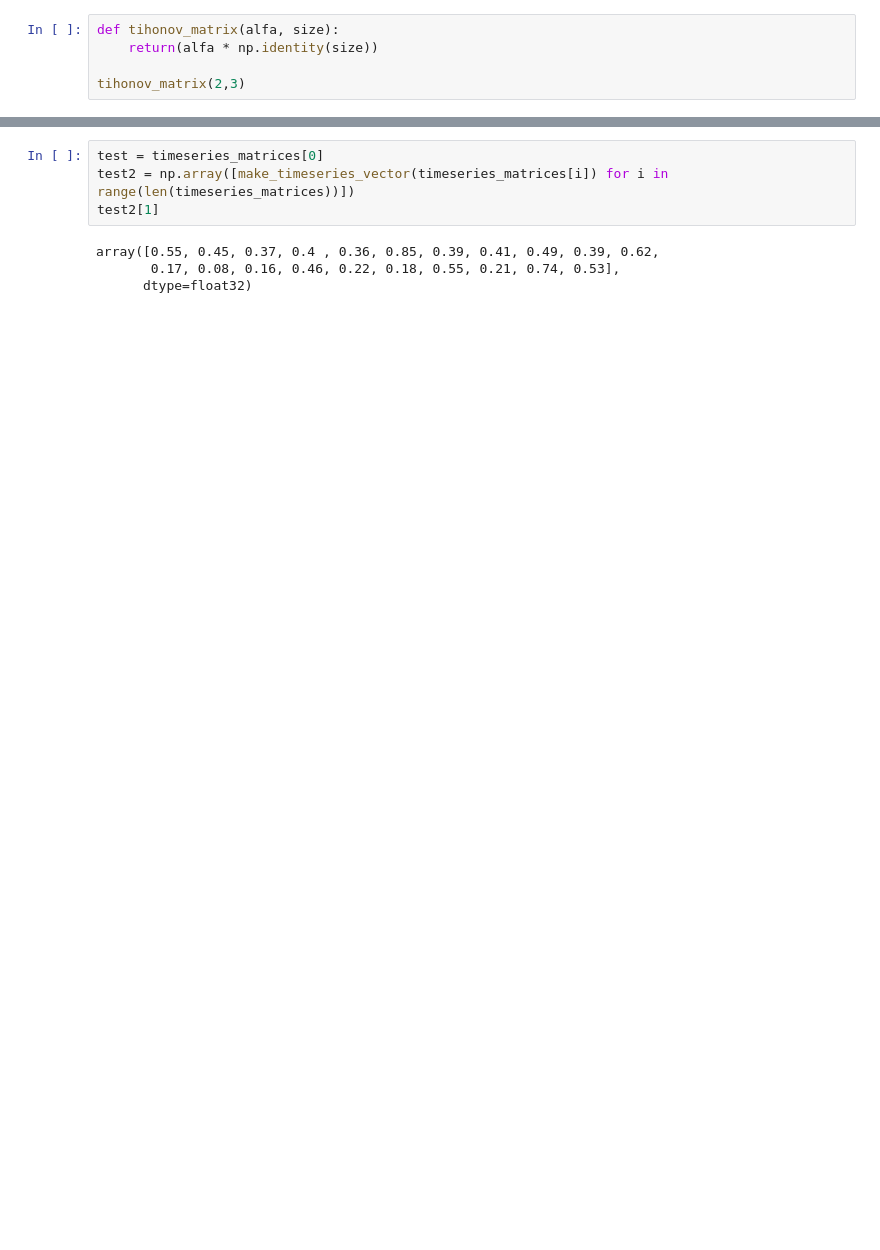
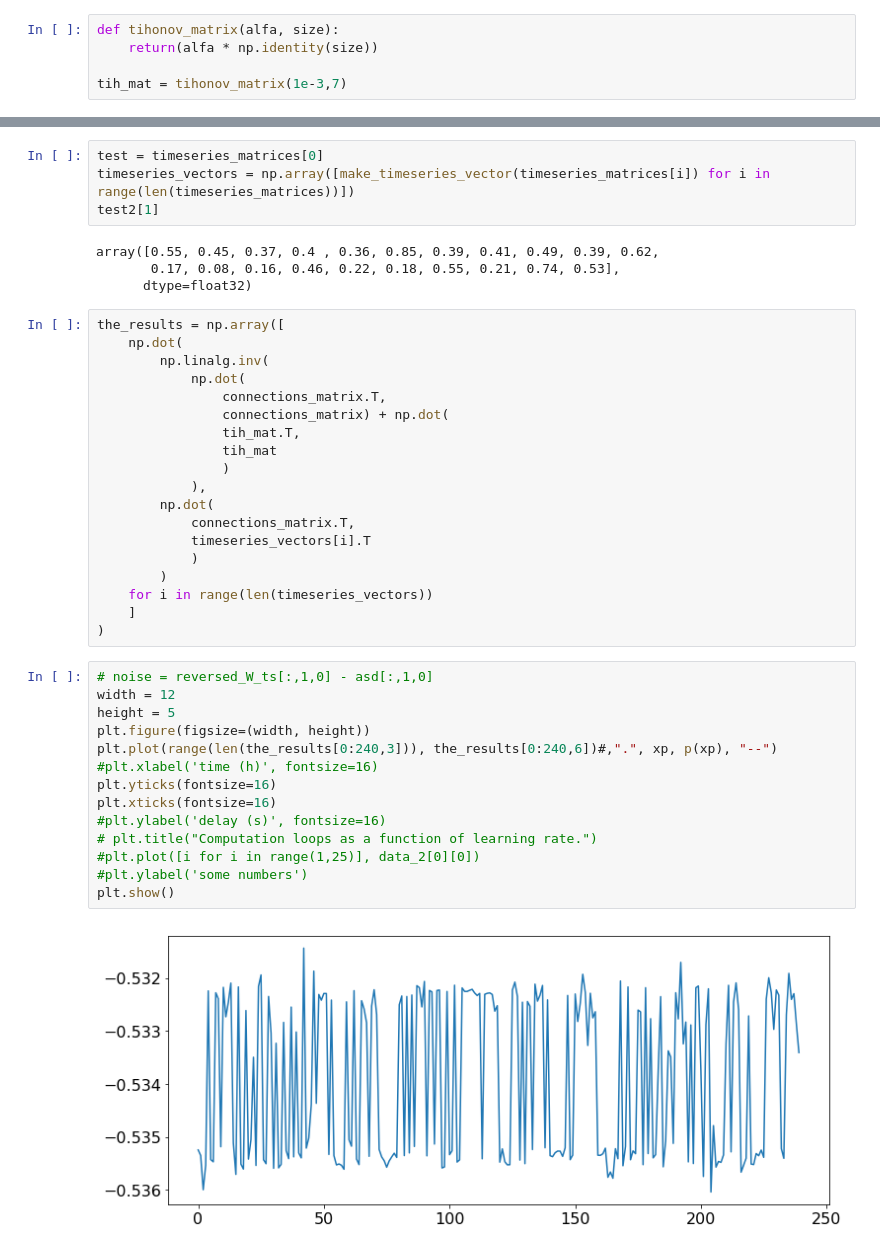
Before and after one commit to janguera/seismic-monitors-time-delay, a Jupyter notebook: Graph denoising Notebook.ipynb, the cells around one changed output, grey strips where cells are left out. Drawn from its saved outputs; the diff is of its cells as text; blank space fills up the shorter version.

Commit message:
Drew the result figure

```diff
--- a/Graph denoising Notebook.ipynb
+++ b/Graph denoising Notebook.ipynb
@@ -602,4 +584,4 @@ array([[ 1., -1.,  0.,  0.,  0.,  0.,  0.],
 def tihonov_matrix(alfa, size):
     return(alfa * np.identity(size))
 
-tihonov_matrix(2,3)
+tih_mat = tihonov_matrix(1e-3,7)
@@ -620,9 +598,44 @@ def make_timeseries_vector(matrix):
     return np.array(ret)
 # %%
 test = timeseries_matrices[0]
-test2 = np.array([make_timeseries_vector(timeseries_matrices[i]) for i in range(len(timeseries_matrices))])
+timeseries_vectors = np.array([make_timeseries_vector(timeseries_matrices[i]) for i in range(len(timeseries_matrices))])
 test2[1]
 # %% [output]
 array([0.55, 0.45, 0.37, 0.4 , 0.36, 0.85, 0.39, 0.41, 0.49, 0.39, 0.62,
        0.17, 0.08, 0.16, 0.46, 0.22, 0.18, 0.55, 0.21, 0.74, 0.53],
       dtype=float32)
+# %%
+the_results = np.array([
+    np.dot(
+        np.linalg.inv(
+            np.dot(
+                connections_matrix.T,
+                connections_matrix) + np.dot(
+                tih_mat.T,
+                tih_mat
+                )
+            ),
+        np.dot(
+            connections_matrix.T,
+            timeseries_vectors[i].T
+            )
+        )
+    for i in range(len(timeseries_vectors))
+    ]
+)
+# %%
+# noise = reversed_W_ts[:,1,0] - asd[:,1,0]
+width = 12
+height = 5
+plt.figure(figsize=(width, height))
+plt.plot(range(len(the_results[0:240,3])), the_results[0:240,6])#,".", xp, p(xp), "--")
+#plt.xlabel('time (h)', fontsize=16)
+plt.yticks(fontsize=16)
+plt.xticks(fontsize=16)
+#plt.ylabel('delay (s)', fontsize=16)
+# plt.title("Computation loops as a function of learning rate.")
+#plt.plot([i for i in range(1,25)], data_2[0][0])
+#plt.ylabel('some numbers')
+plt.show()
+# %% [output]
+[figure, added]
```
Also changed, not shown: parts of 9 cells of this notebook, 1 other file.
